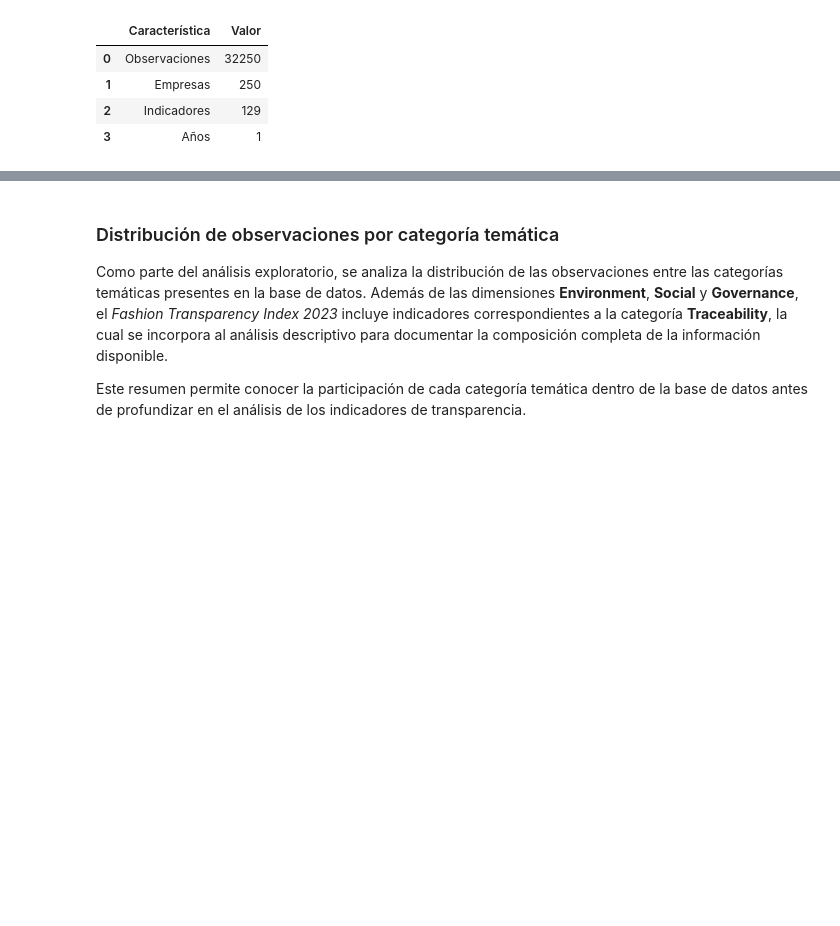
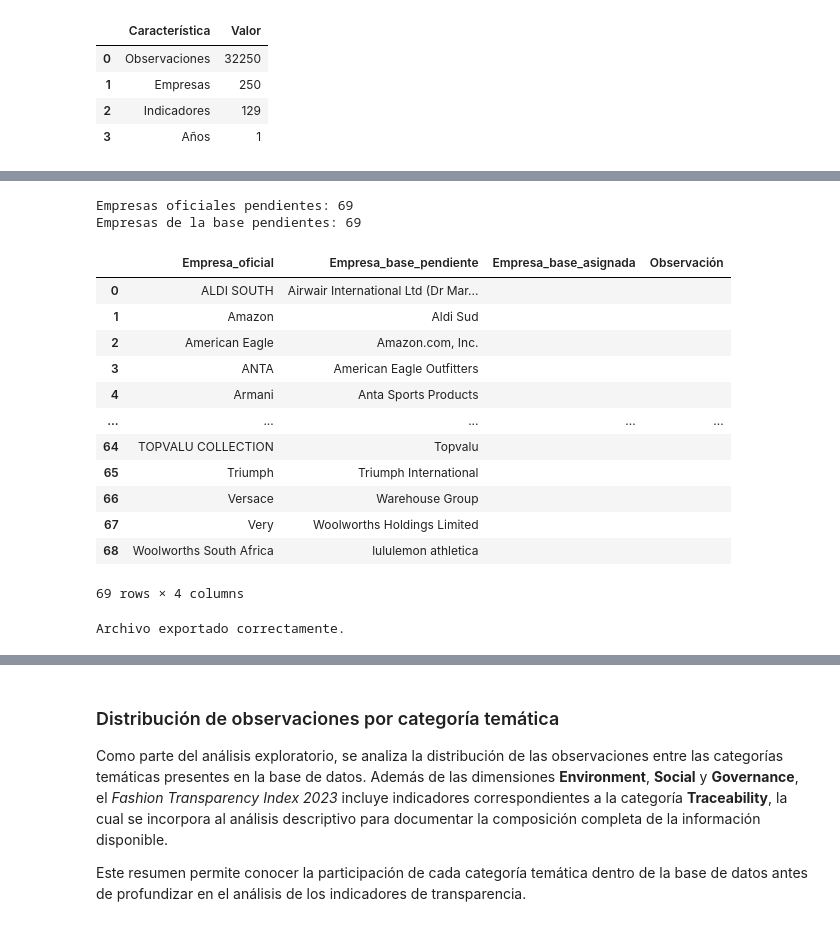
Before and after one commit to avrilsalazarrodriguez/fashion-transparency-index-2023, a Jupyter notebook: scripts/03_Analisis_exploratorio_de_datos.ipynb, the cells around one changed output, grey strips where cells are left out. Saved outputs shown, nothing was run; the diff lists cells and outputs as text; code cells hidden in the pictures; blank space fills up the shorter version.

Commit message:
Completa integración, validación y análisis exploratorio del Fashion Transparency Index 2023

```diff
--- a/scripts/03_Analisis_exploratorio_de_datos.ipynb
+++ b/scripts/03_Analisis_exploratorio_de_datos.ipynb
@@ -178,0 +681,59 @@ display(resumen_base)
+# %%
+# Preparamos las empresas pendientes de ambas fuentes
+# para realizar la revisión manual.
+
+empresas_pendientes_revision = pd.DataFrame({
+    "Empresa_oficial": (
+        empresas_oficiales_pendientes["Empresa_oficial"]
+        .reset_index(drop=True)
+    ),
+    "Empresa_base_pendiente": (
+        empresas_base_pendientes["Empresa_base"]
+        .reset_index(drop=True)
+    )
+})
+
+
+# Agregamos columnas vacías para registrar manualmente
+# la correspondencia y cualquier observación necesaria.
+empresas_pendientes_revision["Empresa_base_asignada"] = ""
+empresas_pendientes_revision["Observación"] = ""
+
+
+print(
+    "Empresas oficiales pendientes:",
+    len(empresas_oficiales_pendientes)
+)
+
+print(
+    "Empresas de la base pendientes:",
+    len(empresas_base_pendientes)
+)
+
+display(empresas_pendientes_revision)
+
+
+# Exportamos ambas listas en un mismo archivo de Excel.
+empresas_pendientes_revision.to_excel(
+    "../processed/empresas_pendientes_revision.xlsx",
+    index=False
+)
+
+print("Archivo exportado correctamente.")
+# %% [output]
+Empresas oficiales pendientes: 69
+Empresas de la base pendientes: 69
+|  | Empresa_oficial | Empresa_base_pendiente | Empresa_base_asignada | Observación |
+| 0 | ALDI SOUTH | Airwair International Ltd (Dr Mar... |  |  |
+| 1 | Amazon | Aldi Sud |  |  |
+| 2 | American Eagle | Amazon.com, Inc. |  |  |
+| 3 | ANTA | American Eagle Outfitters |  |  |
+| 4 | Armani | Anta Sports Products |  |  |
+| ... | ... | ... | ... | ... |
+| 64 | TOPVALU COLLECTION | Topvalu |  |  |
+| 65 | Triumph | Triumph International |  |  |
+| 66 | Versace | Warehouse Group |  |  |
+| 67 | Very | Woolworths Holdings Limited |  |  |
+| 68 | Woolworths South Africa | lululemon athletica |  |  |
+69 rows × 4 columns
+Archivo exportado correctamente.
```
Also changed, not shown: parts of 24 cells of this notebook, 1 other file.
